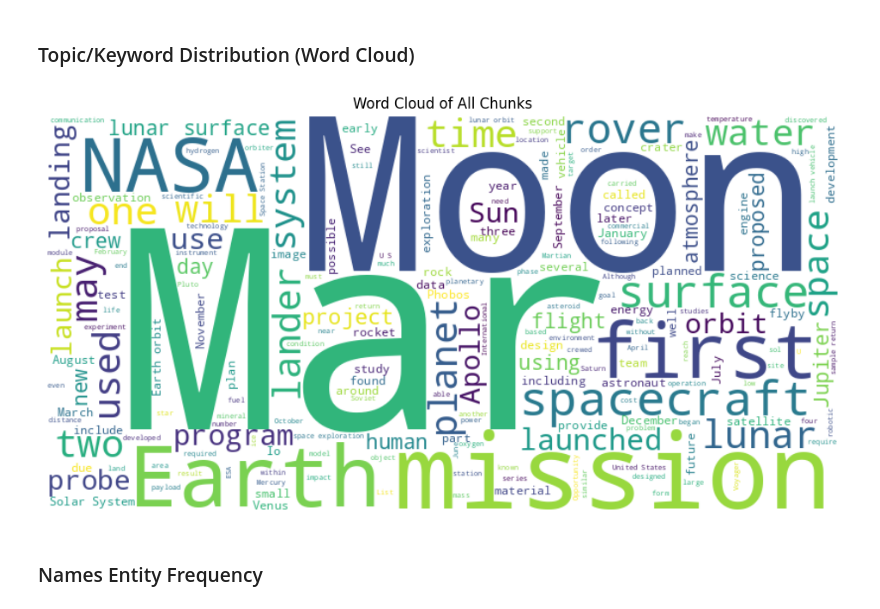
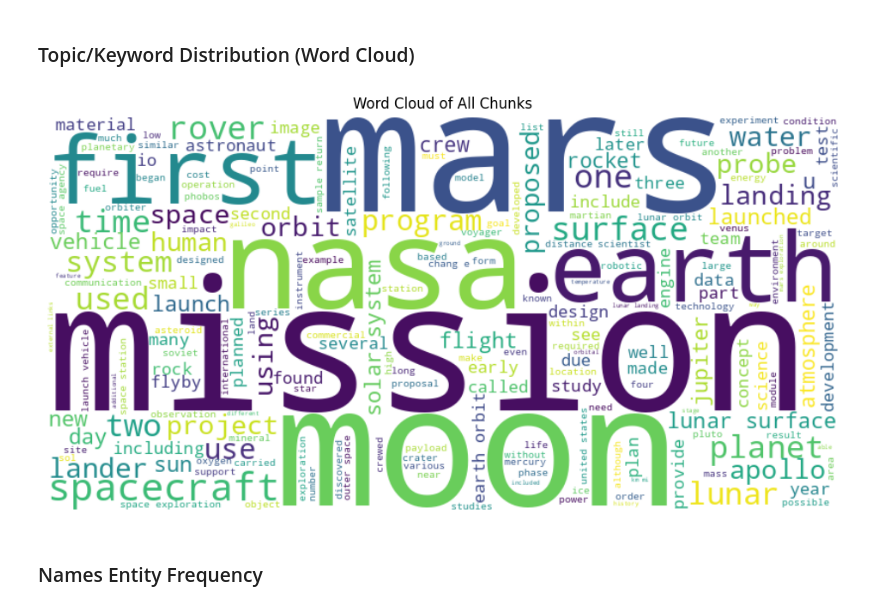
Before and after one commit to lkirch/ScienceSage, a Jupyter notebook: notebooks/eda.ipynb, the cells around one changed output. Saved outputs shown, nothing was run; the diff lists cells and outputs as text; code cells hidden in the pictures.

```diff
--- a/notebooks/eda.ipynb
+++ b/notebooks/eda.ipynb
@@ -17,6 +17,7 @@
 - [Observations](#observations)
 # %%
 import os
+import re
 import json
 import pandas as pd
 import numpy as np
@@ -35,6 +36,8 @@ nltk.data.path.append("/tmp")
 
 from nltk.corpus import stopwords
 from nltk.tokenize import word_tokenize
+
+stop_words = set(stopwords.words('english'))
 # %% [output]
 [nltk_data] Downloading package punkt to /tmp...
 [nltk_data]   Package punkt is already up-to-date!
@@ -313,15 +355,28 @@ Name: word_count, dtype: float64
 # %% [markdown]
 ### Topic/Keyword Distribution (Word Cloud)
+# %%
+months = [
+    'january', 'february', 'march', 'april', 'may', 'june', 'july',
+    'august', 'september', 'october', 'november', 'december',
+    'jan', 'feb', 'mar', 'apr', 'jun', 'jul', 'aug', 'sep', 'sept', 'oct', 'nov', 'dec'
+]
+stop_words.update(months)
+stop_words.update(str(n) for n in range(0, 2100))  # covers years and most numbers
+
+def preprocess(text):
+    words = re.findall(r'\b[a-z]+\b', str(text).lower())
+    words = [w for w in words if w not in stop_words]
+    return " ".join(words)
 # %%
-all_text = " ".join(df['text'].tolist())
+all_text = " ".join(df['text'].apply(preprocess).tolist())
 wordcloud = WordCloud(width=800, height=400, background_color='white').generate(all_text)
 plt.figure(figsize=(12,6))
 plt.imshow(wordcloud, interpolation='bilinear')
 plt.axis('off')
 plt.title("Word Cloud of All Chunks")
 plt.show()
 # %% [output]
-[figure, old version]
+[figure, new version]
 # %% [markdown]
 ### Names Entity Frequency
 # %%
```
Also changed, not shown: parts of 23 cells of this notebook.
